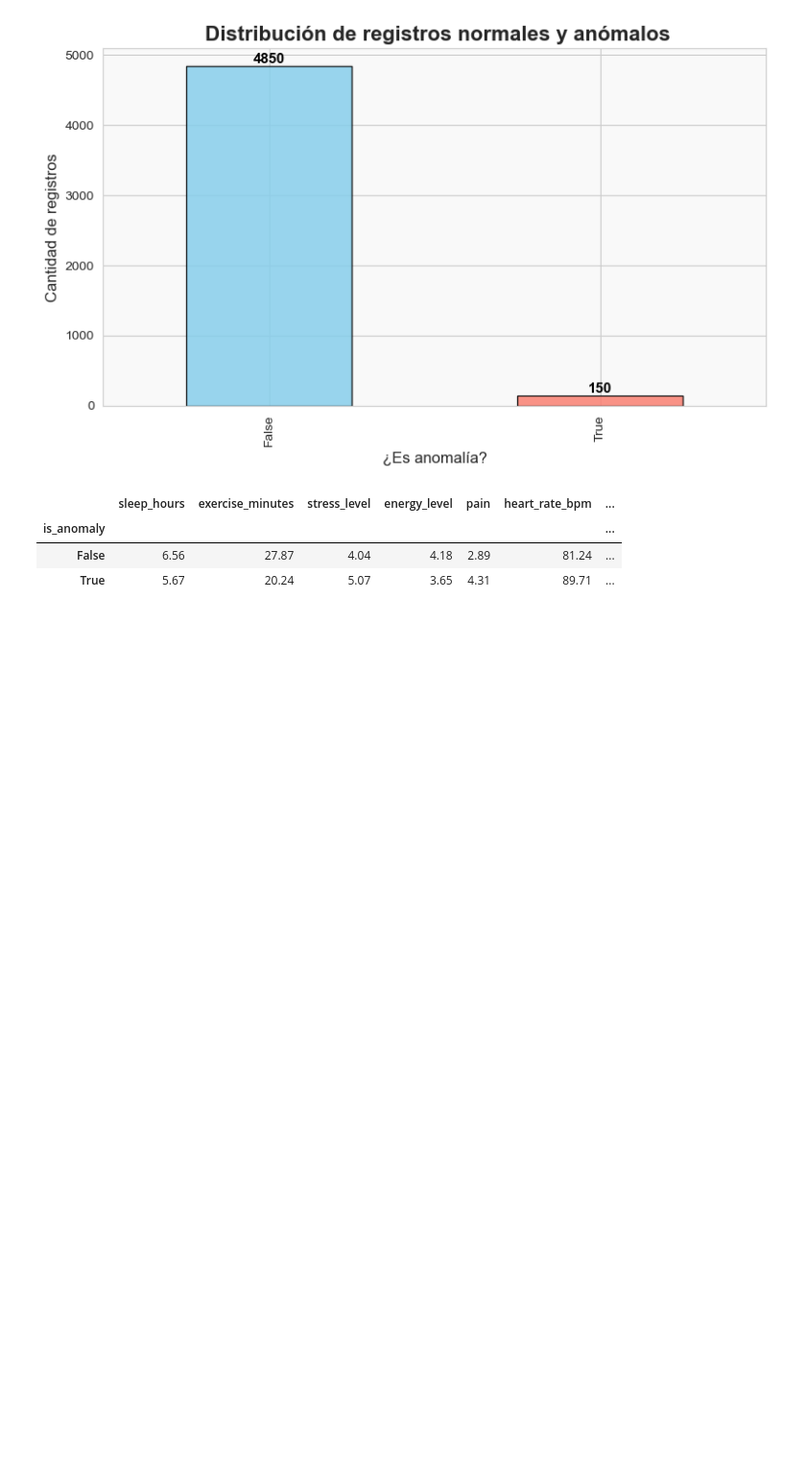
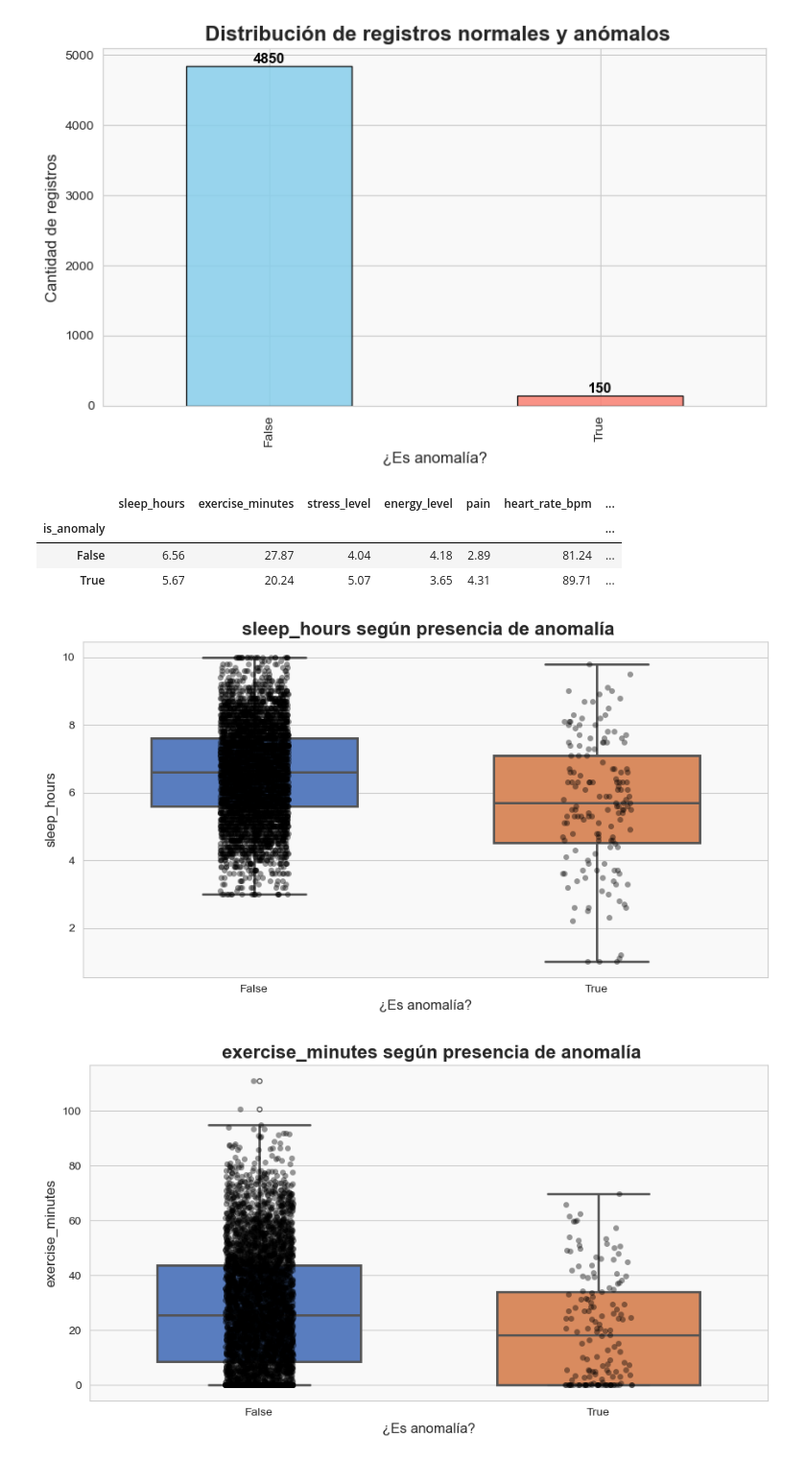
Before and after one commit to KouDionicio/9A-IDGS-ECBD-VitalMind-, a Jupyter notebook: ml-service/app/notebooks/01_exploratory_data_analysis.ipynb, the cells around one changed output. Shown at 96% size. Drawn from its saved outputs; the diff is of its cells as text; code cells hidden in the pictures; blank space fills up the shorter version.

```diff
--- a/ml-service/app/notebooks/01_exploratory_data_analysis.ipynb
+++ b/ml-service/app/notebooks/01_exploratory_data_analysis.ipynb
@@ -1693,3 +1693,47 @@ anomaly_comparison
 | is_anomaly |  |  |  |  |  |  | ... |
 | False | 6.56 | 27.87 | 4.04 | 4.18 | 2.89 | 81.24 | ... |
 | True | 5.67 | 20.24 | 5.07 | 3.65 | 4.31 | 89.71 | ... |
+# %%
+import matplotlib.pyplot as plt
+import seaborn as sns
+
+sns.set_style("whitegrid")
+sns.set_palette("muted")
+
+for column in anomaly_comparison_columns:
+    plt.figure(figsize=(9,5))
+
+    # Boxplot estilizado
+    sns.boxplot(
+        data=df,
+        x="is_anomaly",
+        y=column,
+        palette="muted",
+        width=0.6,
+        linewidth=2,
+        fliersize=4
+    )
+
+    # Overlay con puntos individuales (para ver dispersión real)
+    sns.stripplot(
+        data=df,
+        x="is_anomaly",
+        y=column,
+        color="black",
+        alpha=0.4,
+        jitter=True
+    )
+
+    # Títulos y etiquetas llamativas
+    plt.title(f" {column} según presencia de anomalía", fontsize=16, fontweight="bold")
+    plt.xlabel("¿Es anomalía?", fontsize=12)
+    plt.ylabel(column, fontsize=12)
+
+    # Fondo claro
+    plt.gca().set_facecolor("#f9f9f9")
+
+    plt.tight_layout()
+    plt.show()
+# %% [output]
+[figure, added]
+[figure, added]
```
Also changed, not shown: parts of 19 cells of this notebook.
